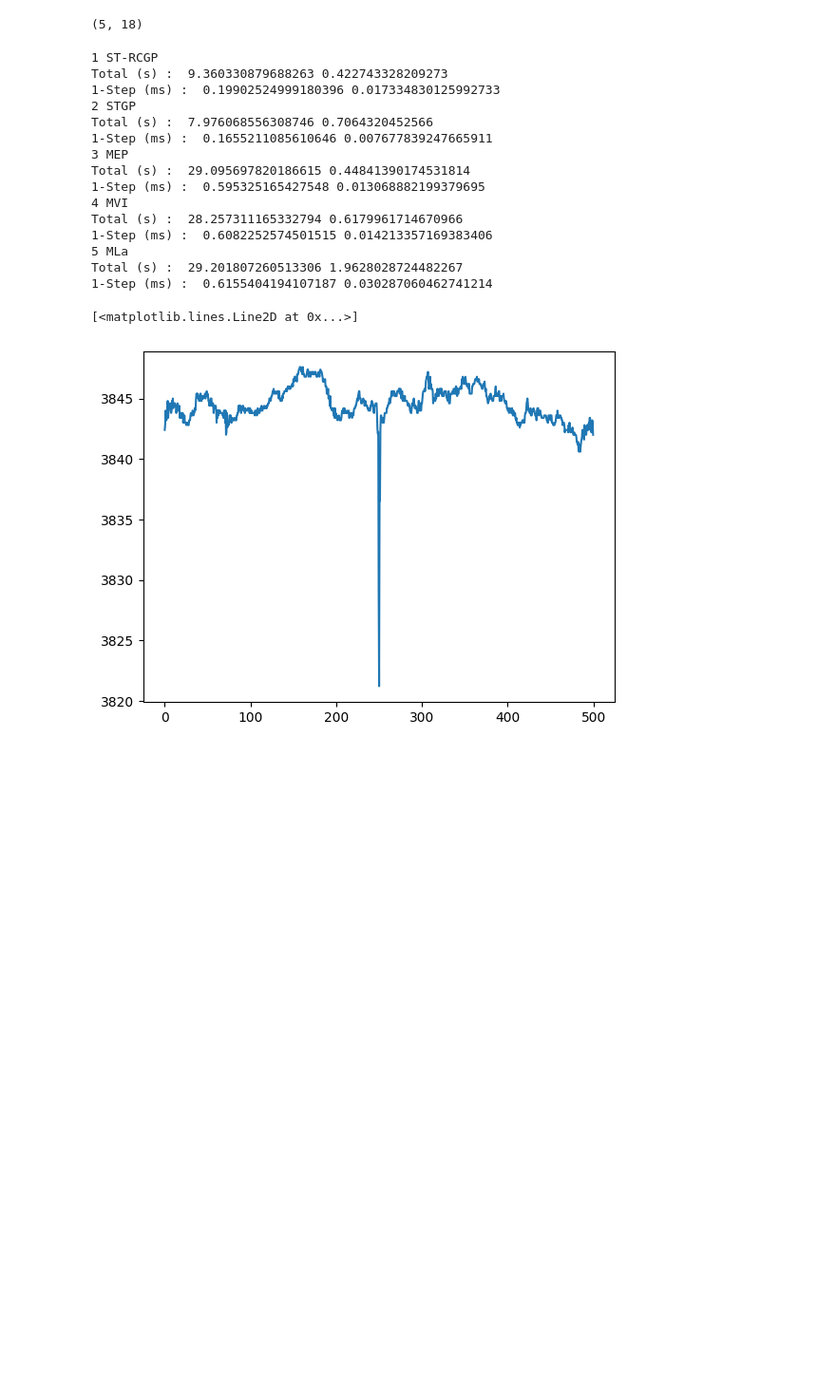
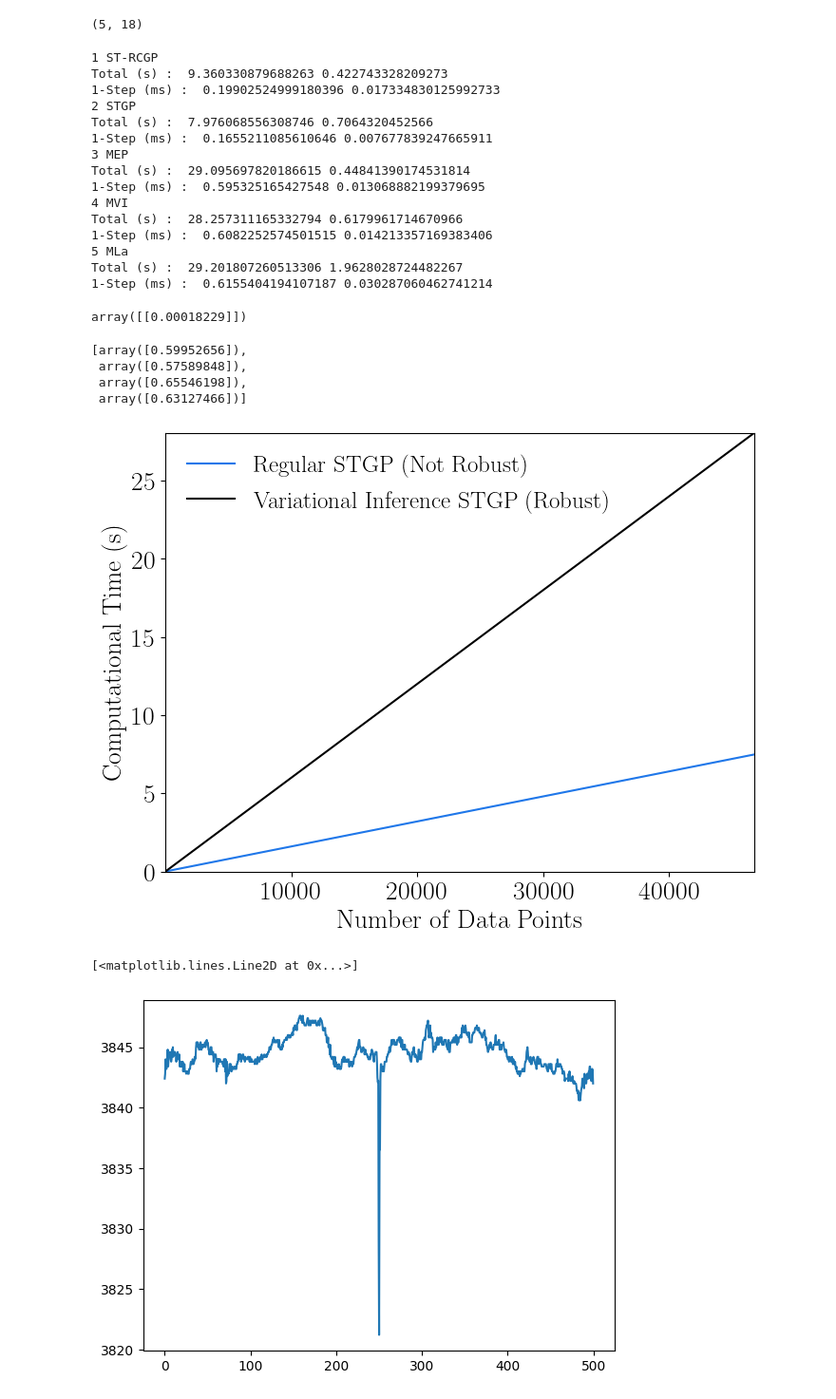
Before and after one commit to williamlaplante/ST-RCGP, a Jupyter notebook: experiments/financial-applications/high-frequeny-data/HFT-index-futures-speed-comp.ipynb, the cells around one changed output. Shown at 95% size. Saved outputs shown, nothing was run; the diff lists cells and outputs as text; code cells hidden in the pictures; blank space fills up the shorter version.

Commit message:
added new plot for poster

```diff
--- a/experiments/financial-applications/high-frequeny-data/HFT-index-futures-speed-comp.ipynb
+++ b/experiments/financial-applications/high-frequeny-data/HFT-index-futures-speed-comp.ipynb
@@ -21,6 +21,10 @@ import objax
 from sklearn.linear_model import LinearRegression
 
 from rcgp.rcgp import TemporalRCGP
+
+
+plt.rc('font', family='serif', size=20)
+plt.rcParams['text.usetex'] = True
 # %%
 data = pd.read_csv("../../../data/kaggle_HFT_index_futures.csv")
 obs = data["last_price"].to_numpy()
@@ -352,6 +356,34 @@ Total (s) :  28.257311165332794 0.6179961714670966
 5 MLa
 Total (s) :  29.201807260513306 1.9628028724482267
 1-Step (ms) :  0.6155404194107187 0.030287060462741214
+# %%
+lm.fit(n_pts, comp_times[:, 2, :].mean(axis=0).reshape(-1,1)).coef_
+# %% [output]
+array([[0.00018229]])
+# %%
+slope
+# %% [output]
+[array([0.59952656]),
+ array([0.57589848]),
+ array([0.65546198]),
+ array([0.63127466])]
+# %%
+plt_arr = comp_times[1:].mean(axis=1).copy()
+plt.figure(figsize=(8,6))
+plt.plot(n_pts.flatten(), n_pts.flatten() * 0.16 / 1000, color="#1f77e9", label='Regular STGP (Not Robust)')
+plt.plot(n_pts.flatten(), n_pts.flatten() * 0.6 / 1000, color="black", label='Variational Inference STGP (Robust)')
+
+plt.xlim(n_pts[0], n_pts[-1])
+plt.ylim(0, (n_pts.flatten() * 0.6 / 1000)[-1])
+
+plt.ylabel("Computational Time (s)")
+plt.xlabel("Number of Data Points")
+plt.legend(fontsize=18, frameon=False)
+
+#plt.savefig("comp_time_stgp_vs_VI-stgp.pdf", format='pdf', bbox_inches='tight')
+#plt.legend(bbox_to_anchor=(1.3,-0.2), fontsize=16, labelspacing = 1, frameon=False, shadow=True, markerscale=2, ncol=1)
+# %% [output]
+[figure, added]
 # %%
 data = pd.read_csv("../../../data/kaggle_HFT_index_futures.csv")
 true_obs = data["last_price"].to_numpy()[:1000]
```
Also changed, not shown: 1 other file.
